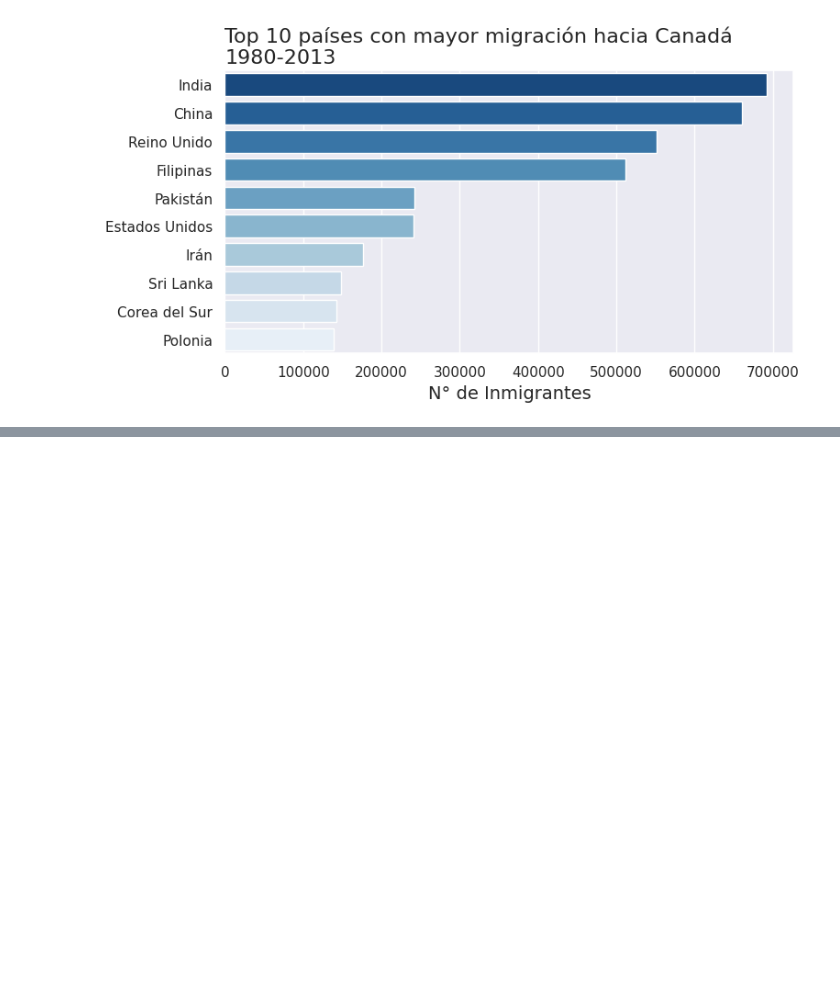
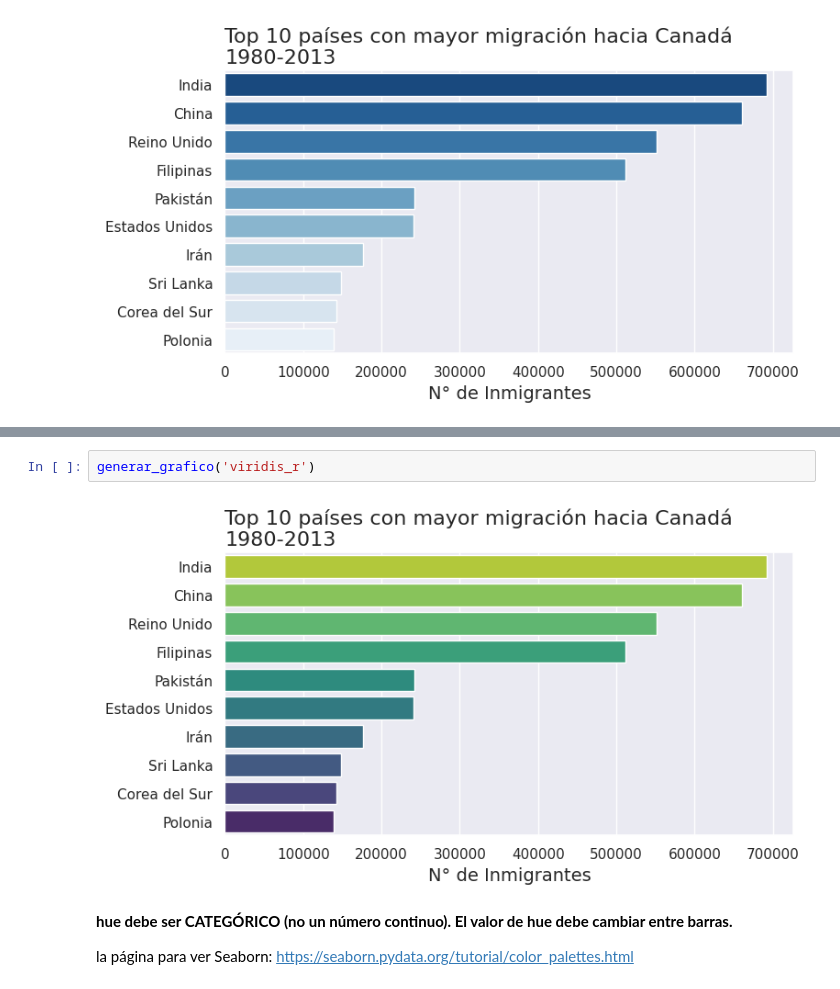
Before and after one commit to Nataliahfk/visualizacion_datos_graficos_python, a Jupyter notebook: visualizacion_de_datos_con_graficos_python.ipynb, the cells around one changed output, grey strips where cells are left out. Cells and saved outputs as stored; diff of their text form; blank space fills up the shorter version.

```diff
--- a/visualizacion_de_datos_con_graficos_python.ipynb
+++ b/visualizacion_de_datos_con_graficos_python.ipynb
@@ -476,0 +487,8 @@ generar_grafico('Blues_r')
+# %%
+generar_grafico('viridis_r')
+# %% [output]
+[figure, added]
+# %% [markdown]
+**hue debe ser CATEGÓRICO (no un número continuo). El valor de hue debe cambiar entre barras.**
+
+la página para ver Seaborn: https://seaborn.pydata.org/tutorial/color_palettes.html
```
Also changed, not shown: parts of 3 cells of this notebook.
